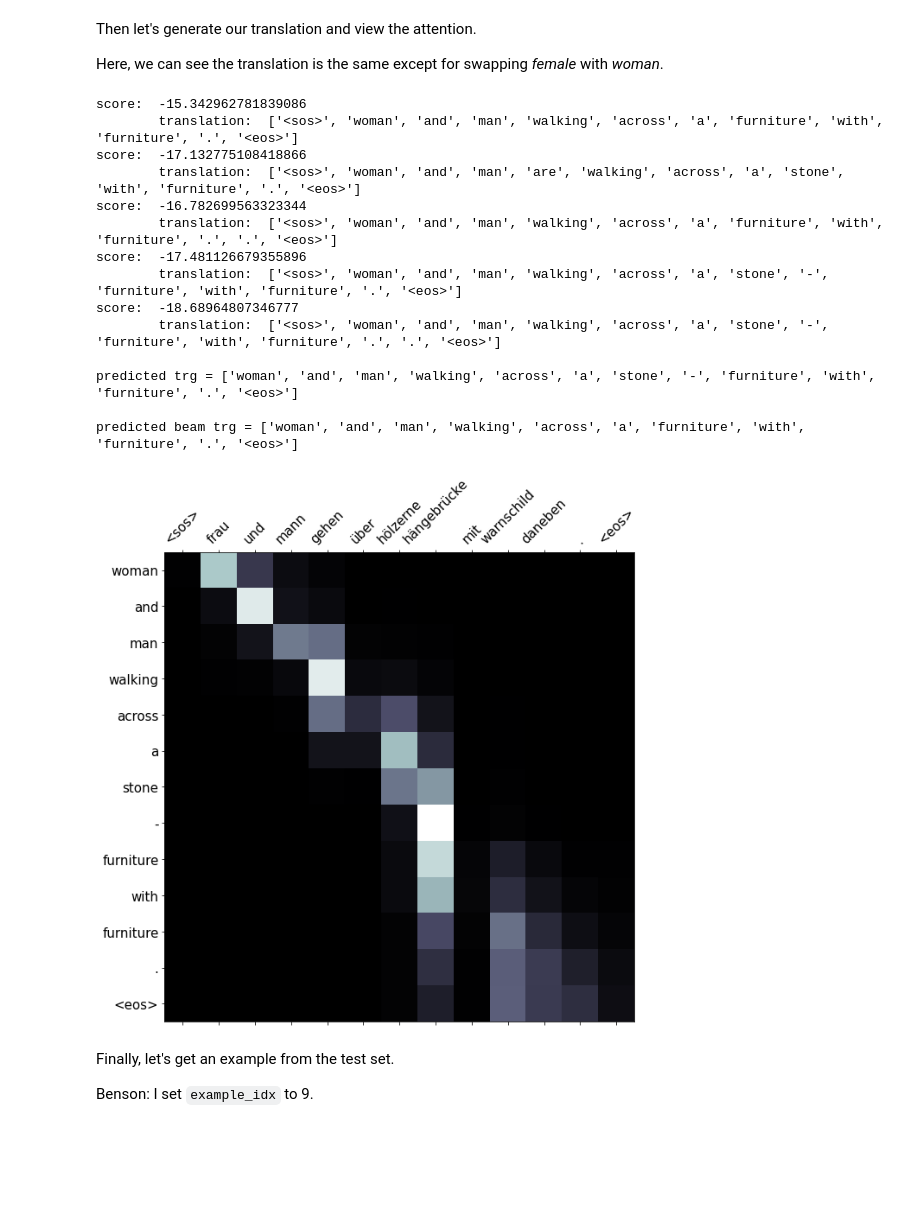
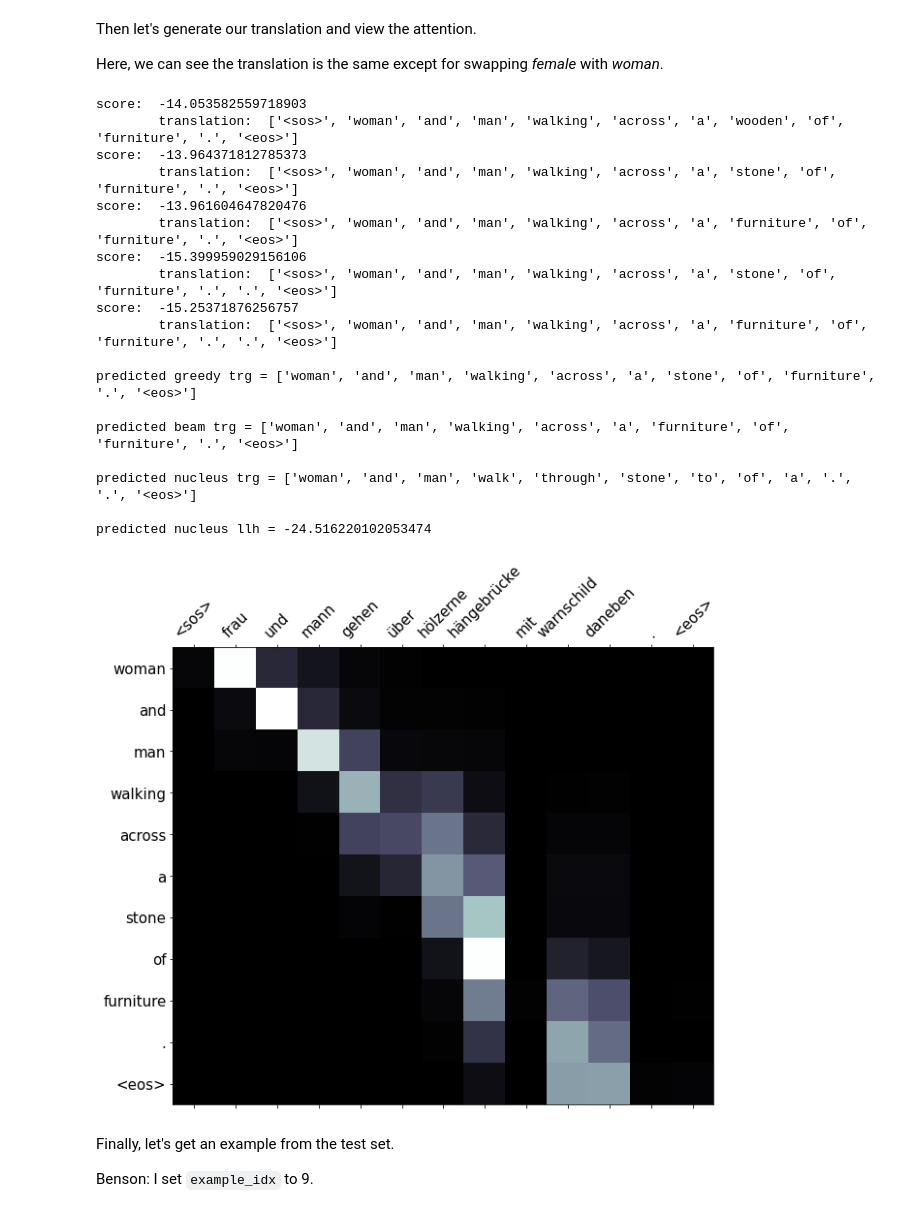
Before and after one commit to blbudima/cse291spr21, a Jupyter notebook: assignment1/starter_code.ipynb, the cells around one changed output. Saved outputs shown, nothing was run; the diff lists cells and outputs as text; code cells hidden in the pictures; blank space fills up the shorter version.

Commit message:
basic implementation of nucleus sampling

```diff
--- a/assignment1/starter_code.ipynb
+++ b/assignment1/starter_code.ipynb
@@ -887,28 +971,36 @@ Here, we can see the translation is the same except for swapping *female* with *
 # %%
 translation, attention = translate_sentence(src, SRC, TRG, model, device)
 
 beam_translation, _ = translate_sentence_beam(src, SRC, TRG, model, device, print_output=True)
 
-print(f'\npredicted trg = {translation}')
+nucleus_translation, _, llh = translate_sentence_nucleus(src, SRC, TRG, model, device)
+
+print(f'\npredicted greedy trg = {translation}')
 print(f'\npredicted beam trg = {beam_translation}')
+print(f'\npredicted nucleus trg = {nucleus_translation}')
+print(f'\npredicted nucleus llh = {llh}')
 
 display_attention('second_sent', src, translation, attention)
 # %% [output]
-score:  -15.342962781839086
-        translation:  ['<sos>', 'woman', 'and', 'man', 'walking', 'across', 'a', 'furniture', 'with', 'furniture', '.', '<eos>']
-score:  -17.132775108418866
-        translation:  ['<sos>', 'woman', 'and', 'man', 'are', 'walking', 'across', 'a', 'stone', 'with', 'furniture', '.', '<eos>']
-score:  -16.782699563323344
-        translation:  ['<sos>', 'woman', 'and', 'man', 'walking', 'across', 'a', 'furniture', 'with', 'furniture', '.', '.', '<eos>']
-score:  -17.481126679355896
-        translation:  ['<sos>', 'woman', 'and', 'man', 'walking', 'across', 'a', 'stone', '-', 'furniture', 'with', 'furniture', '.', '<eos>']
-score:  -18.68964807346777
-        translation:  ['<sos>', 'woman', 'and', 'man', 'walking', 'across', 'a', 'stone', '-', 'furniture', 'with', 'furniture', '.', '.', '<eos>']
+score:  -14.053582559718903
+        translation:  ['<sos>', 'woman', 'and', 'man', 'walking', 'across', 'a', 'wooden', 'of', 'furniture', '.', '<eos>']
+score:  -13.964371812785373
+        translation:  ['<sos>', 'woman', 'and', 'man', 'walking', 'across', 'a', 'stone', 'of', 'furniture', '.', '<eos>']
+score:  -13.961604647820476
+        translation:  ['<sos>', 'woman', 'and', 'man', 'walking', 'across', 'a', 'furniture', 'of', 'furniture', '.', '<eos>']
+score:  -15.399959029156106
+        translation:  ['<sos>', 'woman', 'and', 'man', 'walking', 'across', 'a', 'stone', 'of', 'furniture', '.', '.', '<eos>']
+score:  -15.25371876256757
+        translation:  ['<sos>', 'woman', 'and', 'man', 'walking', 'across', 'a', 'furniture', 'of', 'furniture', '.', '.', '<eos>']
 
-predicted trg = ['woman', 'and', 'man', 'walking', 'across', 'a', 'stone', '-', 'furniture', 'with', 'furniture', '.', '<eos>']
+predicted greedy trg = ['woman', 'and', 'man', 'walking', 'across', 'a', 'stone', 'of', 'furniture', '.', '<eos>']
 
-predicted beam trg = ['woman', 'and', 'man', 'walking', 'across', 'a', 'furniture', 'with', 'furniture', '.', '<eos>']
+predicted beam trg = ['woman', 'and', 'man', 'walking', 'across', 'a', 'furniture', 'of', 'furniture', '.', '<eos>']
+
+predicted nucleus trg = ['woman', 'and', 'man', 'walk', 'through', 'stone', 'to', 'of', 'a', '.', '.', '<eos>']
+
+predicted nucleus llh = -24.516220102053474
-[figure, old version]
+[figure, new version]
 # %% [markdown]
 Finally, let's get an example from the test set.
 
```
Also changed, not shown: parts of 10 cells of this notebook, 11 other files.
